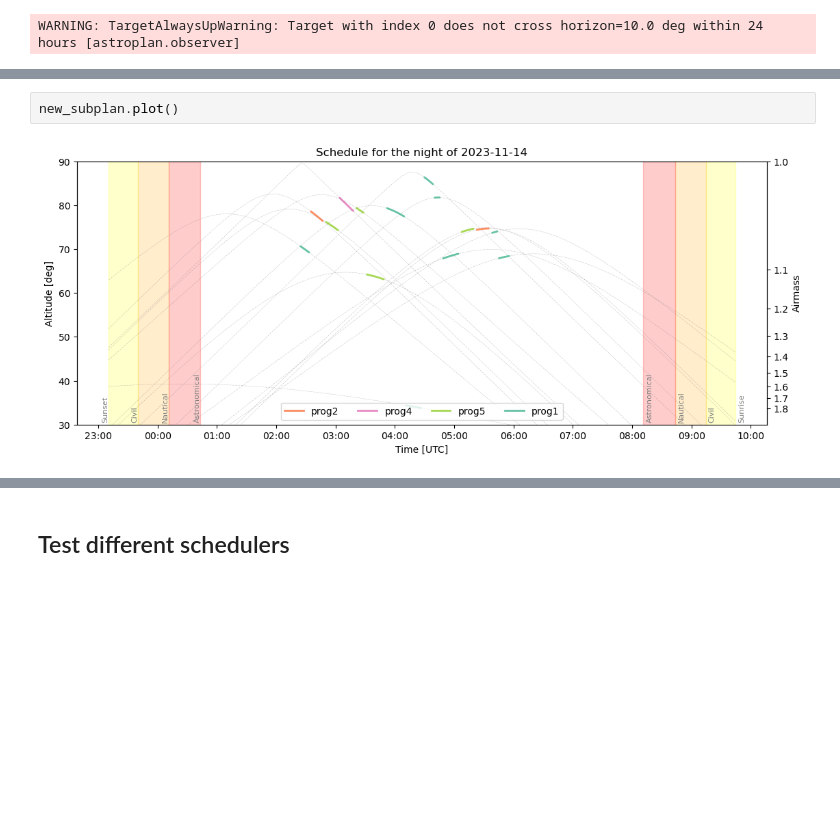
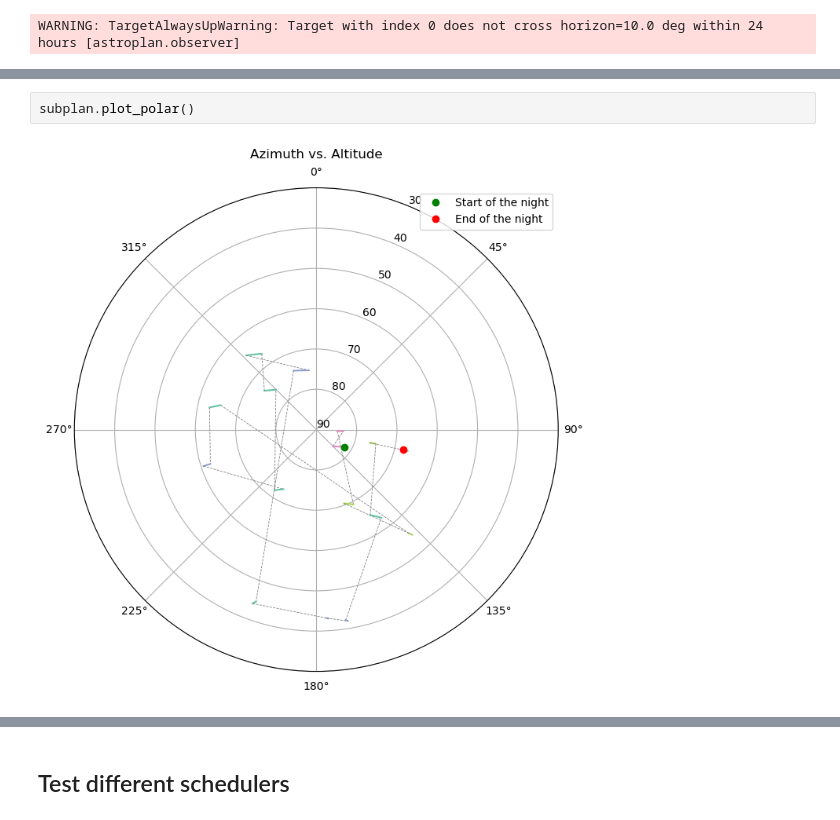
Before and after one commit to nicochunger/SCOPES, a Jupyter notebook: scopes_example.ipynb, the cells around one changed output, grey strips where cells are left out. Drawn from its saved outputs; the diff is of its cells as text; blank space fills up the shorter version.

```diff
--- a/scopes_example.ipynb
+++ b/scopes_example.ipynb
@@ -568,4 +478,4 @@ Optimized plan score: 1.015517141198887 (after 3 iterations)
-# %%
-new_subplan.plot()
-# %% [output]
-[figure, removed]
+# %%
+subplan.plot_polar()
+# %% [output]
+[figure, added]
```
Also changed, not shown: parts of 33 cells of this notebook, 1 other file.
